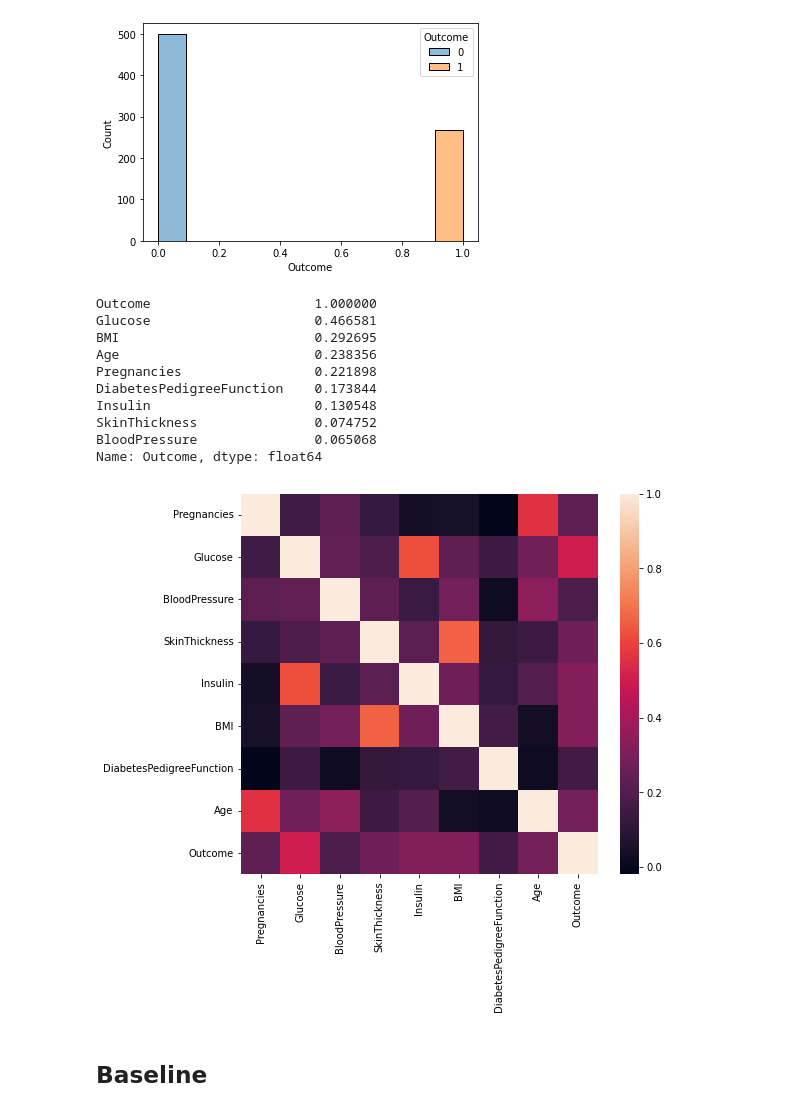
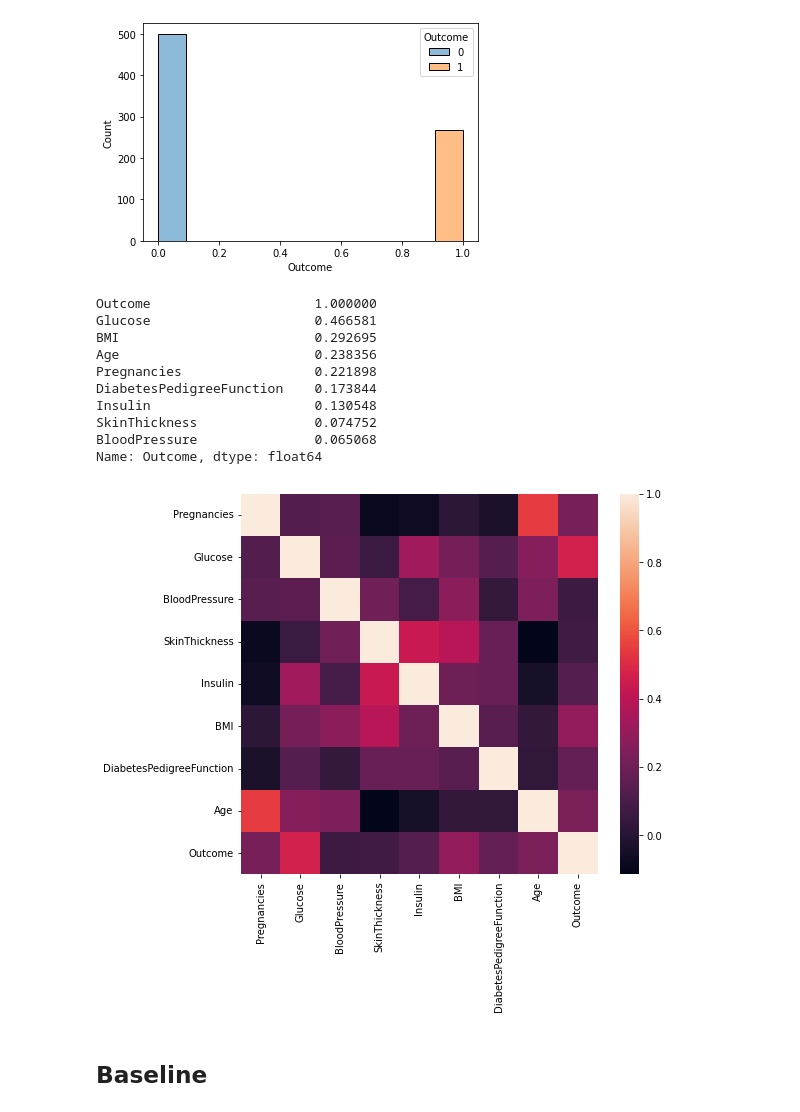
Before and after one commit to franklinzppa/diabetes-classification, a Jupyter notebook: diabetes-clf.ipynb, the cells around one changed output. Saved outputs shown, nothing was run; the diff lists cells and outputs as text; code cells hidden in the pictures.

```diff
--- a/diabetes-clf.ipynb
+++ b/diabetes-clf.ipynb
@@ -196,24 +196,24 @@ _ = sns.histplot(data, x="Outcome", hue="Outcome")
 # %%
 def correlacao(data):
     corr_matrix = data.corr()
     print(corr_matrix["Outcome"].sort_values(ascending=False))
 
 correlacao(data)
 
 plt.figure(figsize=(8,7))
-_ = sns.heatmap(data=corr_matrix)
+_ = sns.heatmap(data=data.corr())
 # %% [output]
 Outcome                     1.000000
 Glucose                     0.466581
 BMI                         0.292695
 Age                         0.238356
 Pregnancies                 0.221898
 DiabetesPedigreeFunction    0.173844
 Insulin                     0.130548
 SkinThickness               0.074752
 BloodPressure               0.065068
 Name: Outcome, dtype: float64
-[figure, old version]
+[figure, new version]
 # %%
 def correlacao(data):
     corr_matrix = data.corr()
```
Also changed, not shown: parts of 24 cells of this notebook.
